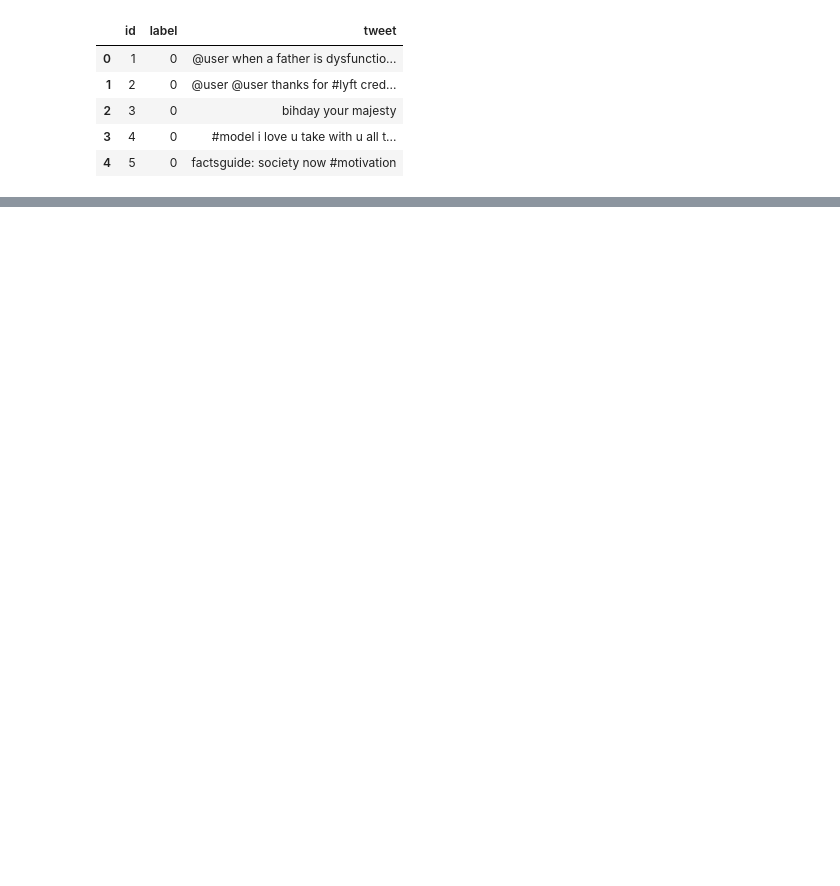
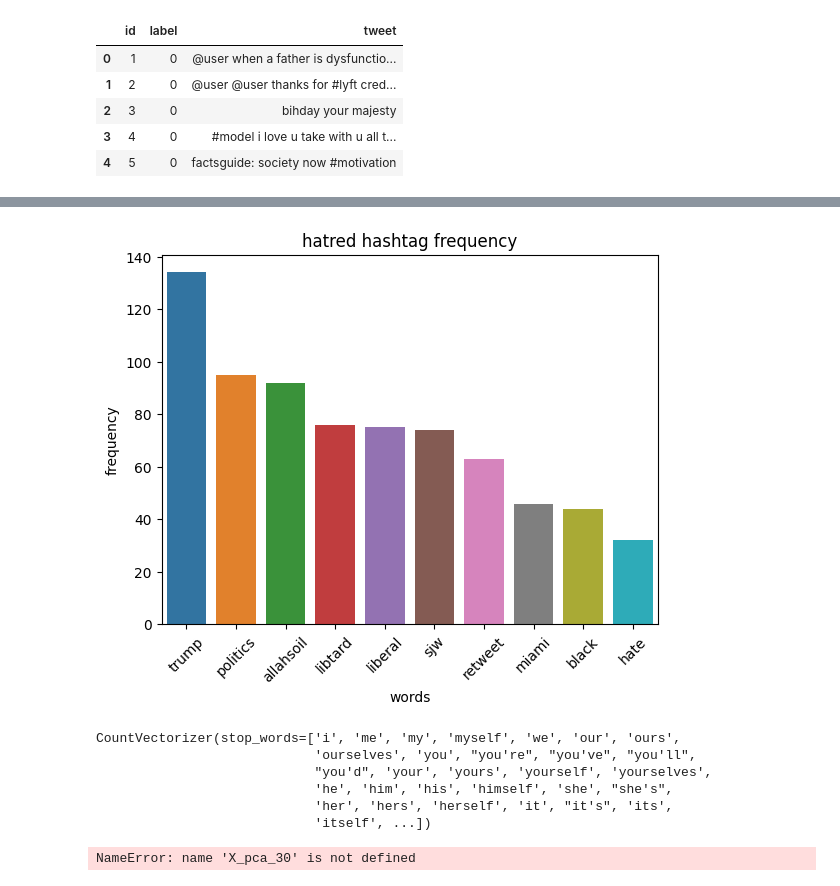
Before and after one commit to CodingBlood/TwitterHateSpeechClassification, a Jupyter notebook: DeepLearning.ipynb, the cells around one changed output, grey strips where cells are left out. Saved outputs shown, nothing was run; the diff lists cells and outputs as text; code cells hidden in the pictures; blank space fills up the shorter version.

```diff
--- a/DeepLearning.ipynb
+++ b/DeepLearning.ipynb
@@ -17,0 +109,3 @@ df1.head()
+# %%
+freq_hatred_hashtag = FreqDist(list((" ".join(df1[df1['label']==1]['hashtag'])).split())).most_common(10)
+freq_hatred_hashtag
@@ -17,0 +148,21 @@ df1.head()
+# %%
+sns.barplot(x='words', y='frequency', data=df_hatredhashtag)
+plt.xticks(rotation = 45)
+plt.title('hatred hashtag frequency')
+plt.show()
+# %% [output]
+[figure, added]
+# %%
+len(df1)
+corpus = []
+for i in range(0,31962):
+    corpus.append(df1['normalized_text'][i])
+cv = CountVectorizer(stop_words=stopwords.words('english'))
+cv.fit(corpus)
+# %% [output]
+CountVectorizer(stop_words=['i', 'me', 'my', 'myself', 'we', 'our', 'ours',
+                            'ourselves', 'you', "you're", "you've", "you'll",
+                            "you'd", 'your', 'yours', 'yourself', 'yourselves',
+                            'he', 'him', 'his', 'himself', 'she', "she's",
+                            'her', 'hers', 'herself', 'it', "it's", 'its',
+                            'itself', ...])
@@ -17,0 +179,5 @@ df1.head()
+# %%
+X_train, X_test, y_train, y_test = train_test_split(X_pca_30, y, test_size=0.2, random_state=42)
+X_train.shape
+# %% [output]
+NameError: name 'X_pca_30' is not defined
```
Also changed, not shown: parts of 16 cells of this notebook, 3 other files.
